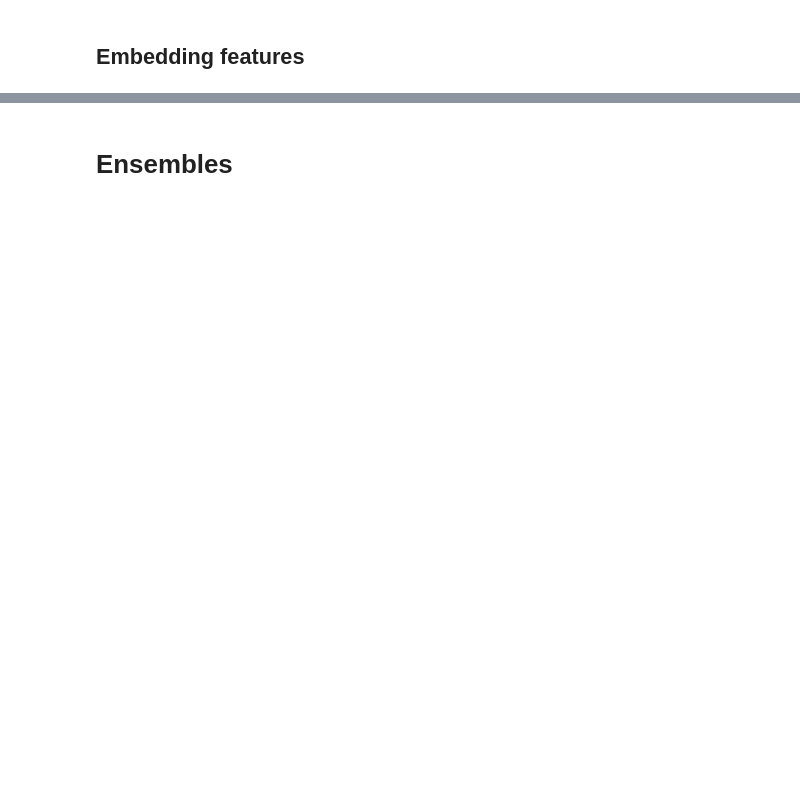
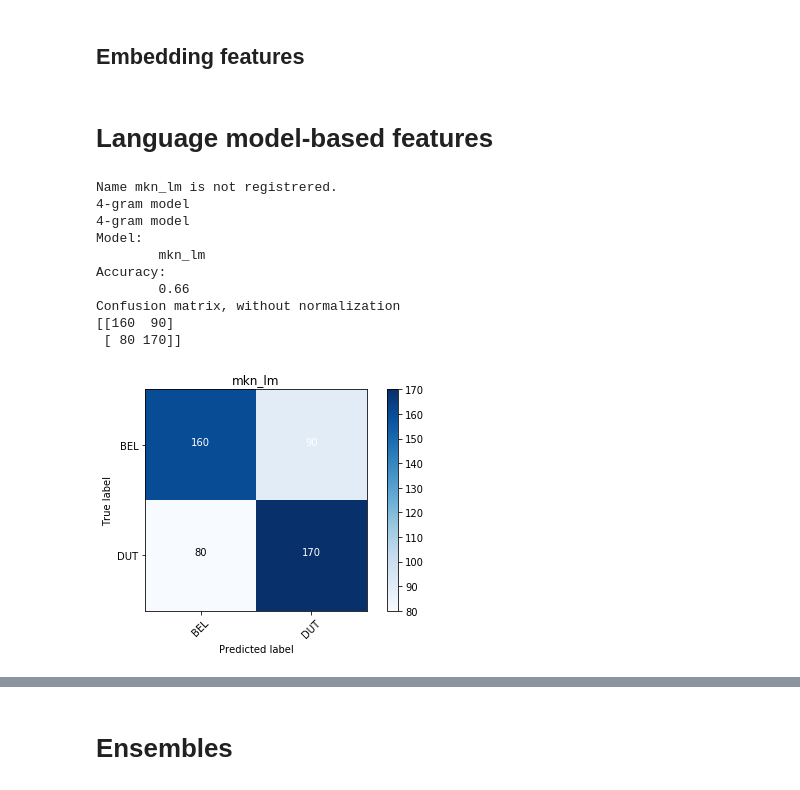
Before and after one commit to naiaden/lama-dsl, a Jupyter notebook: Untitled.ipynb, the cells around one changed output, grey strips where cells are left out. Cells and saved outputs as stored; diff of their text form; code cells hidden in the pictures; blank space fills up the shorter version.

Commit message:
Added compression and overtrained language model.

```diff
--- a/Untitled.ipynb
+++ b/Untitled.ipynb
@@ -1366,12 +1217,42 @@ if do_run("fat1"):
+# %% [markdown]
+# Language model-based features
 # %%
 import kenlm
-lm_bel = kenlm.LanguageModel('data/all.BEL.arpa')
-print('{0}-gram model'.format(lm_bel.order))
 
-lm_dut = kenlm.LanguageModel('data/all.DUT.arpa')
-print('{0}-gram model'.format(lm_dut.order))
+_run_stats.pop('mkn_lm', None)
+summarise_run("mkn_lm")
 
-sentence = 'language modeling is fun .'
-print(sentence)
-print(lm_bel.score(sentence))
-print(lm_dut.score(sentence))
+if do_run("mkn_lm"):
+
+    register_run("mkn_lm",
+             "word 4-grams, in a modified kneser ney setting",
+             [])
+
+    lm_bel = kenlm.LanguageModel('data/train.BEL.arpa')
+    print('{0}-gram model'.format(lm_bel.order))
+
+    lm_dut = kenlm.LanguageModel('data/train.DUT.arpa')
+    print('{0}-gram model'.format(lm_dut.order))
+
+    lm_result = []
+    for sent in X_dev:
+        if lm_bel.score(sent) < lm_dut.score(sent): # closer to zero is better
+            lm_result.append("DUT")
+        else:
+            lm_result.append("BEL")
+
+    update_stats("mkn_lm", y_dev, np.array(lm_result), {'order': lm_bel.order})
+
+summarise_run("mkn_lm")
+# %% [output]
+Name mkn_lm is not registrered.
+4-gram model
+4-gram model
+Model:
+        mkn_lm
+Accuracy:
+        0.66
+Confusion matrix, without normalization
+[[160  90]
+ [ 80 170]]
+[figure, added]
```
Also changed, not shown: parts of 8 cells of this notebook.
